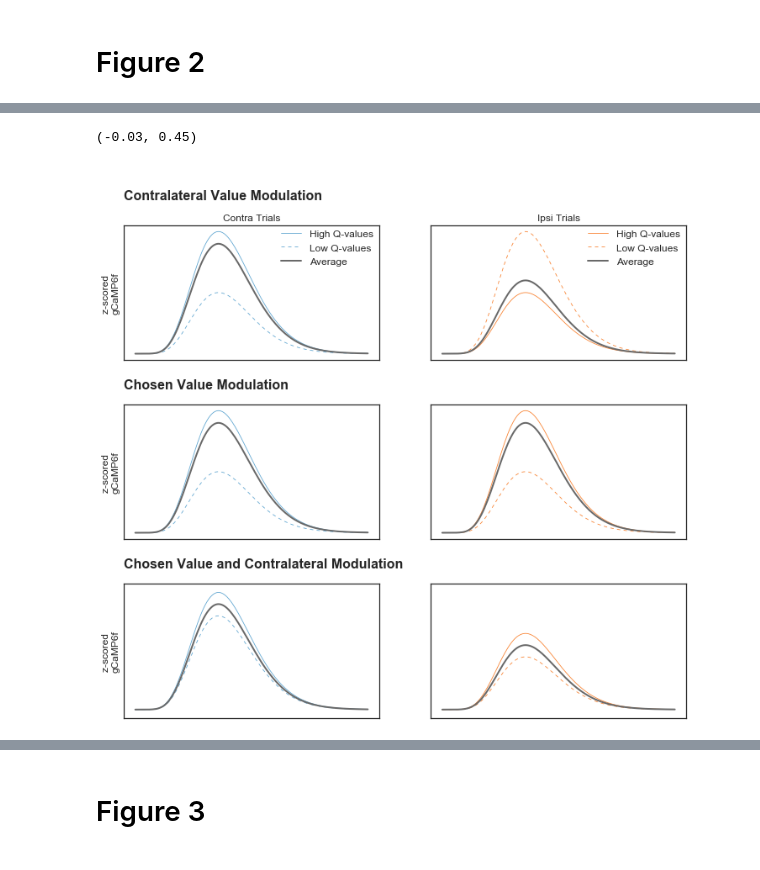
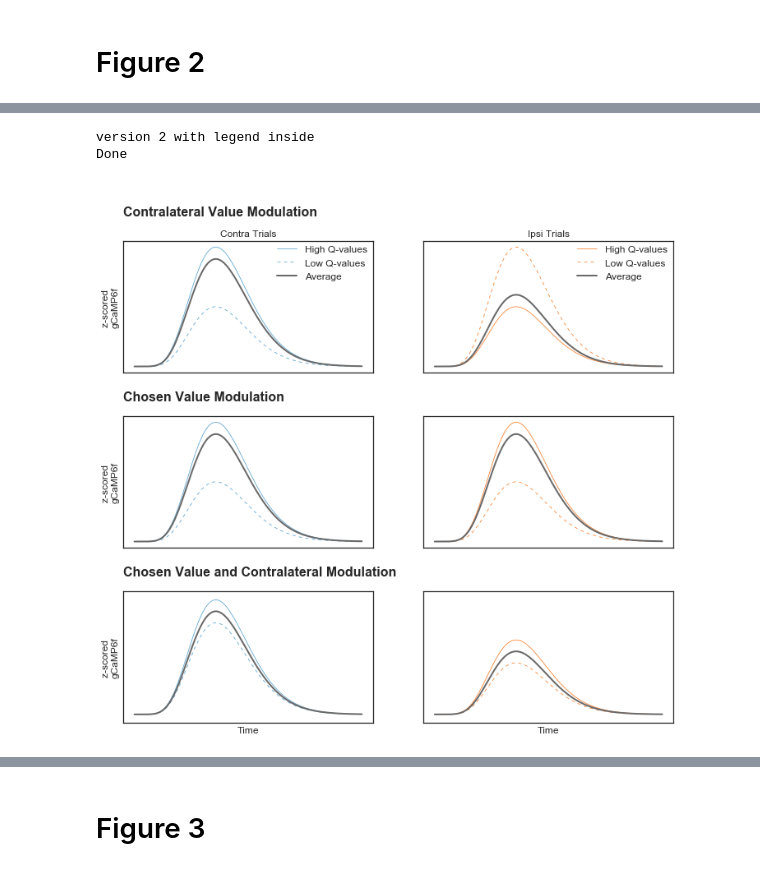
Before and after one commit to rachelstephlee/qlearning, a Jupyter notebook: Paper_V2.ipynb, the cells around one changed output, grey strips where cells are left out. Cells and saved outputs as stored; diff of their text form; code cells hidden in the pictures.

```diff
--- a/Paper_V2.ipynb
+++ b/Paper_V2.ipynb
@@ -386,5 +495,5 @@ ax.set_ylim([-0.03, 0.45])
 # %%
-
+print('version 2 with legend inside')
 
 figure = plt.figure(figsize=(12,12))
 gs = gridspec.GridSpec(6, 2, height_ratios = [0.3, 1,0.1, 1, 0.1, 1])
@@ -438,35 +547,42 @@ ax.text(0, 0, 'Chosen Value Modulation', size = TITLE_FONT_SZ, weight = 'bold',
 
 
 ax = plt.subplot(gs[3, 0])
 
 plot_schematic(ax, [x, y], [x, y * 0.5], ['-', '--'], color = c_col, avg_xy = [x, y * 0.9])
 ax.set_ylabel('z-scored \ngCaMP6f', size = sz)
 
 
 
 ax = plt.subplot(gs[3, 1])
 plot_schematic(ax, [x, y], [x, y * 0.5], ['-', '--'], color = i_col, avg_xy = [x, y * 0.9])
 
 
 ############################ CHOSEN VALUE AND CONTRALATERAL MODULATION ############################
 ax = plt.subplot(gs[4, :])
 clear_figure(ax)
 ax.text(0, 0, 'Chosen Value and Contralateral Modulation', size = TITLE_FONT_SZ, weight = 'bold', horizontalalignment = 'left')
 
 ax = plt.subplot(gs[5, 0])
 
 plot_schematic(ax, [x, y * 2], [x, y * 1.6], ['-', '--'], color = c_col, avg_xy = [x, y * 1.8])
 ax.set_ylim([-0.03, 0.45])
 
 ax.set_ylabel('z-scored \ngCaMP6f', size = sz)
+ax.set_xlabel('Time', size = sz)
 
 
 ax = plt.subplot(gs[5, 1])
 plot_schematic(ax, [x, y * 1.3], [x, y * 0.9], ['-', '--'], color = i_col, avg_xy = [x, y * 1.1])
 ax.set_ylim([-0.03, 0.45])
+ax.set_xlabel('Time', size = sz)
+
+plt.savefig('figs/Fig2_v2_theories', dpi=200)
+
+print('Done')
 # %% [output]
-(-0.03, 0.45)
+version 2 with legend inside
+Done
-[figure, old version]
+[figure, new version]
 # %%
 
 sz = 12
```
Also changed, not shown: parts of 13 cells of this notebook.
